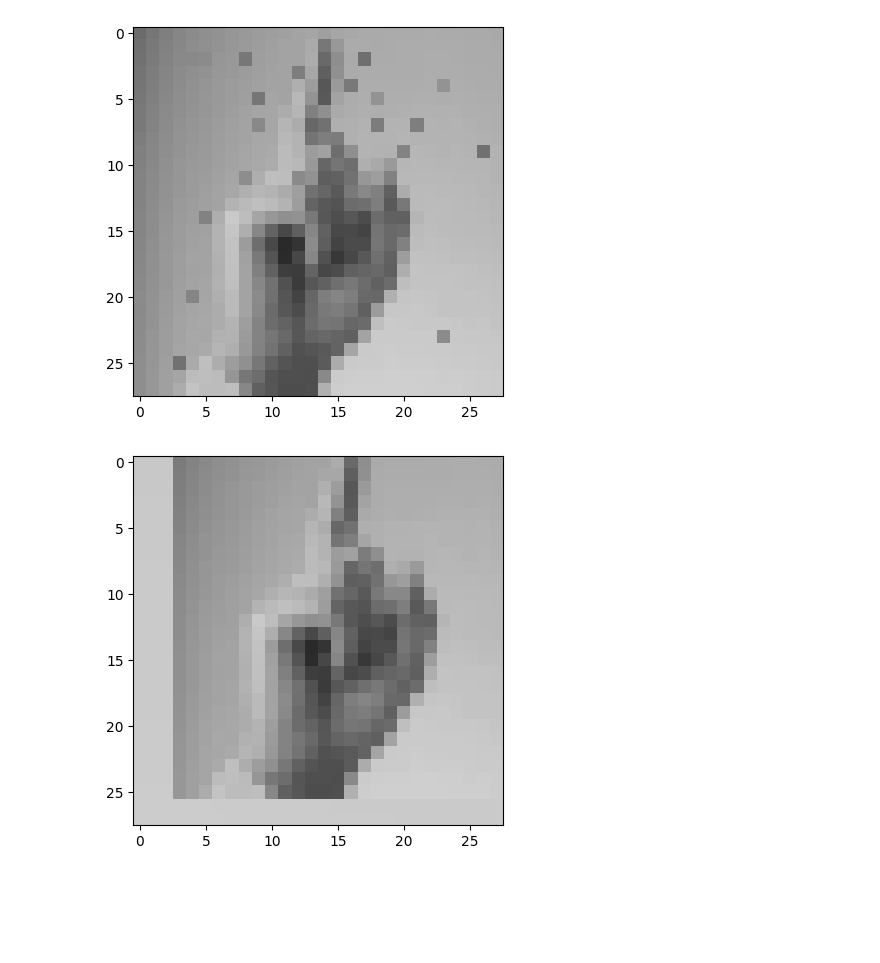
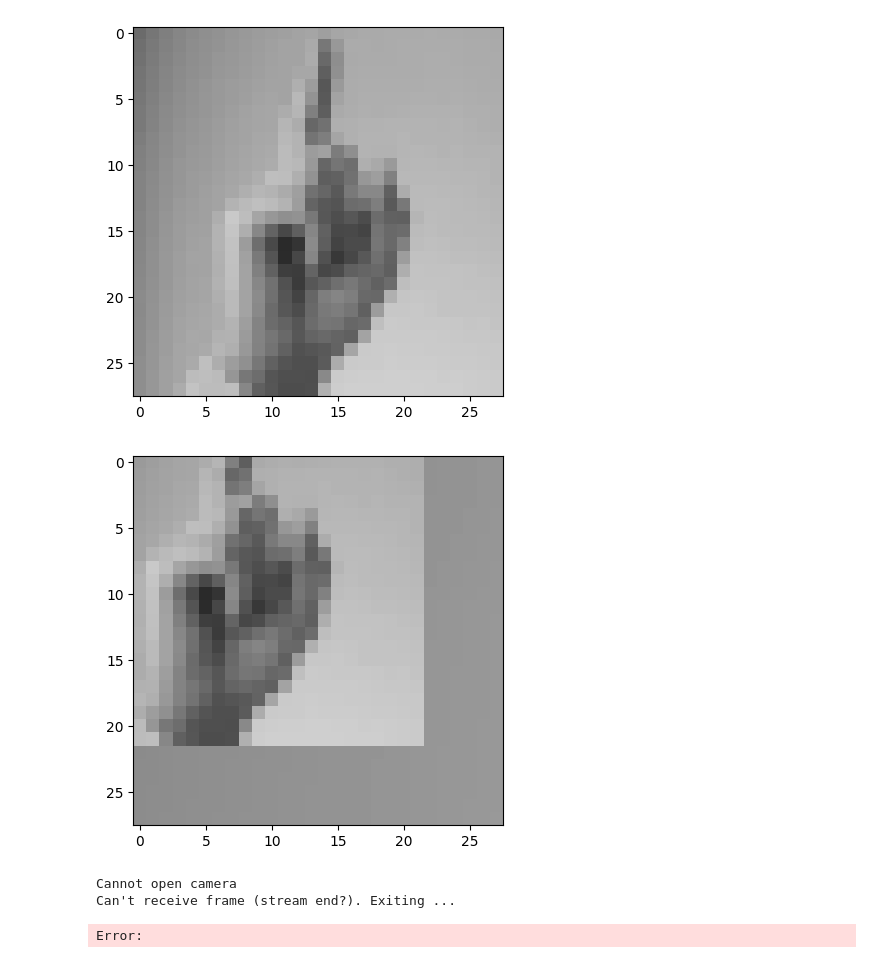
Before and after one commit to fhabert/sign_language, a Jupyter notebook: data_aug.ipynb, the cells around one changed output. Saved outputs shown, nothing was run; the diff lists cells and outputs as text; code cells hidden in the pictures; blank space fills up the shorter version.

```diff
--- a/data_aug.ipynb
+++ b/data_aug.ipynb
@@ -68,7 +68,7 @@ df = pd.read_csv("./dataset/sign_mnist_train.csv", sep=";", encoding="utf-8")
 df_crop = pd.DataFrame(df)
 dim = 28
 img_pixels = df_crop.iloc[0, 1:].to_numpy().reshape((dim, dim))
-plt.imshow(img, cmap='gray', vmin=0, vmax=255)
+plt.imshow(img_pixels, cmap='gray', vmin=0, vmax=255)
 plt.show()
 
 def add_cropping(img_p):
@@ -80,42 +80,43 @@ def add_cropping(img_p):
 
     img_original = [[x for x in item] for item in img_p]
 
-    echantillon = img_p[20:28, 20:28]
+    echantillon = img_p[0:8, 0:8]
     im_augmented = data_aug(echantillon.reshape(8, 8, 1))
 
     # met la photo dans un plus grand array avec le fond deja dedans
     reshape_img = []
     for i in range(new_dim):
         inner_list = []
         for j in range(new_dim):
             if (i > down_lim and i < up_lim) and (j > down_lim and j < up_lim):
                 inner_list.append(img_original[i - down_lim][j - down_lim])
             else:
                 inner_list.append(np.uint32(im_augmented[i][j][0]))
         reshape_img.append(inner_list)
 
     new_image = np.array(reshape_img, dtype="uint32")
 
     data_crop = tf.keras.Sequential()
-    value = random.randint(-8, 8) # gere le degre de positionnement pour le crop
+    value = random.randint(4, 10) # gere le degre de positionnement pour le crop
     rand = random.randint(0,1)
     if rand:
+        value = -value
         data_crop.add(tf.keras.layers.Cropping2D(cropping=((padding-value,padding+value),(padding-value,padding+value))))
     else:
         data_crop.add(tf.keras.layers.Cropping2D(cropping=((padding-value,padding+value),(padding+value,padding-value))))
     im_augmented = data_crop(new_image.reshape(1, new_dim, new_dim, 1))
 
     data_crop_back = tf.keras.Sequential()
     data_aug.add(tf.keras.layers.Resizing(dim, dim))
     im_back= data_crop_back(np.asarray(im_augmented))
     return np.asarray(im_back).reshape(28,28,1)
 
 crop_image = add_cropping(img_pixels)
 plt.imshow(crop_image, cmap='gray', vmin=0, vmax=255)
 plt.show()
 # %% [output]
-[figure, old version]
+[figure, new version]
-[figure, old version]
+[figure, new version]
 # %%
 # images from camera
 cap = cv.VideoCapture(0)
@@ -167,3 +168,7 @@ while True:
 
 cap.release()
 cv.destroyAllWindows()
+# %% [output]
+Cannot open camera
+Can't receive frame (stream end?). Exiting ...
+Error:
```
Also changed, not shown: parts of 2 cells of this notebook, 4 other files.
